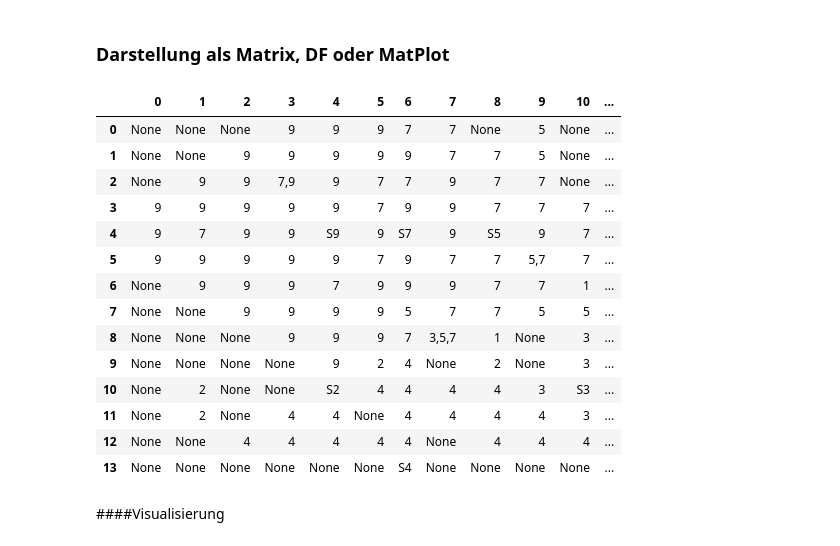
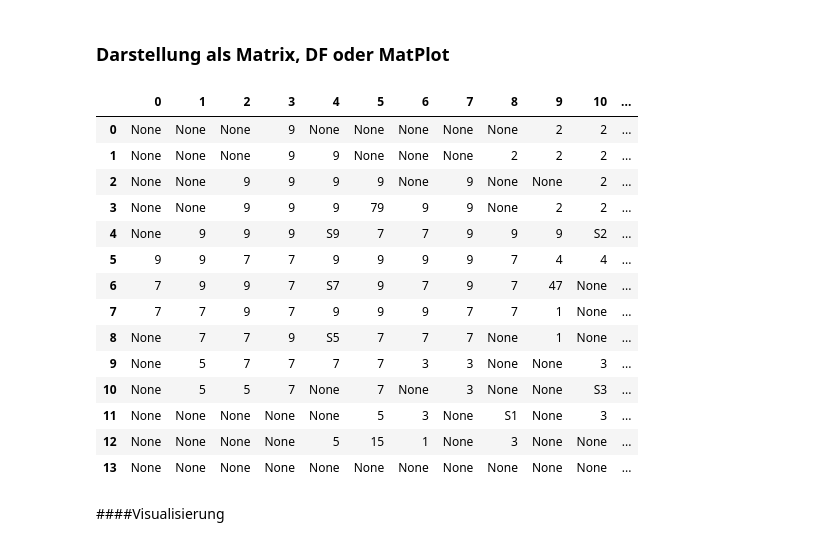
Before and after one commit to DenizY98/pydemo, a Jupyter notebook: Fallstudie1_3.ipynb, the cells around one changed output. Drawn from its saved outputs; the diff is of its cells as text; code cells hidden in the pictures.

```diff
--- a/Fallstudie1_3.ipynb
+++ b/Fallstudie1_3.ipynb
@@ -55,4 +58,4 @@ for s in S:
 y = {}
 for s in S:
     for q in Q:
-        y[q, s] = solver.NumVar(0, 1, f'y[{q},{s}]')
+        y[q, s] = solver.BoolVar(f'y[{q},{s}]')
@@ -81,7 +89,6 @@ $ T $: Maximale Lieferzeit $10 Minuten$.
 
 $ A $: Maximale Anzahl von Quadranten, die ein Fahrradkurier bedienen kann $5 Quadranten$.
 # %%
-D = {q: nachfrage_df.iat[q[0],q[1]] for q in Q} # Nachfrage im Quadranten q als Bestellungen pro Tag
 L = {s: Lagerumschlagleistung[s] for s in S}  # Lagerumschlagleistung des Standorts s als Bestellungen pro Tag
 C = {s: Errichtungskosten[s] for s in S}  # Kosten für die Einrichtung eines Dark Stores am Standort s
 B = 1000000  # Gesamtbudget für die Einrichtung von Dark Stores
@@ -94 +137,5 @@ A = round((TV/2)/0.25*G/60, None) # max Reichweite in Quadranten für eine Richt
+# %%
+# Lagerumschlagleistungsrestriktionen
+for s in S:
+    solver.Add(solver.Sum([z[q, s] for q in Q]) <= x[s] * L[s])
 # %% [markdown]
@@ -141,14 +163,2 @@ solver.Maximize(solver.Sum([y[q, s] * D[q] for q in Q for s in S]))
 # Lösen des Modells
 status = solver.Solve()
-# %%
-# Ausgabe der Lösung
-if status == pywraplp.Solver.OPTIMAL:
-    print('Lösung gefunden:')
-    for s in S:
-        if x[s].solution_value() == 1:
-            print(f'Standort {s} wird eingerichtet.')
-            for q in Q:
-                if y[q, s].solution_value() == 1:
-                    print(f'Quadrant {q} wird von Standort {s} bedient.')
-else:
-    print('Keine optimale Lösung gefunden.')
@@ -174,53 +212,47 @@ Quadrant (9, 4) wird von Standort 9 bedient.
 ### Darstellung als Matrix, DF oder MatPlot
 # %%
 import numpy as np
+import pandas as pd
+
 # Erstellen Sie eine leere Matrix der gleichen Größe wie Ihr Quadrantengitter
 ergebnis_matrix = np.empty((14, 14), dtype=object)  # Größe angepasst, um Store i_Koordinate von 13 zu berücksichtigen
 
 # Füllen Sie die Matrix mit den Ergebnissen Ihres Modells
 for s in S:
-    if x[s].solution_value() == 1:
-        # Wenn ein Darkstore an diesem Standort errichtet wurde, markieren Sie die Zelle mit "DS"
+    if x[s].solution_value() > 0:  # Wenn ein Darkstore an diesem Standort errichtet wurde
         for q in Q:
-            # Überprüfen Sie, ob der Quadrant von diesem Standort bedient wird
+            if y[q, s].solution_value() == 1:  # Wenn der Standort s den Quadranten q beliefert
+                if z[q, s].solution_value() == D[q]:  ergebnis_matrix[q[0], q[1]] = str(s) # Wenn die gelieferte Menge gleich der Nachfrage ist
+                else:
+                  if ergebnis_matrix[q[0], q[1]] is not None: ergebnis_matrix[q[0], q[1]] += '' + str(s)
 
-            if y[q, s].solution_value() == 1:
-                # Wenn ja, fügen Sie die Nummer des beliefernden Darkstores hinzu
-                ergebnis_matrix[q[0], q[1]] = str(s)
-            elif y[q, s].solution_value() > 0:
-                # Wenn der Quadrant bereits von einem anderen Darkstore beliefert wird
-                if ergebnis_matrix[q[0], q[1]] is not None:
-                    ergebnis_matrix[q[0], q[1]] += ',' + str(s)
-                else:
-                    ergebnis_matrix[q[0], q[1]] = str(s)
 
 
 # Nachdem alle Quadranten bedient wurden, gehen Sie erneut über alle Standorte in S
 for s in S:
-    if x[s].solution_value() == 1:
-        # Wenn ein Darkstore an diesem Standort errichtet wurde, markieren Sie die Zelle mit "DS"
+    if x[s].solution_value() == 1:  # Wenn ein Darkstore an diesem Standort errichtet wurde
         i, j = Koordinaten[s]['i_Koordinate'], Koordinaten[s]['j_Koordinate']
         if 0 <= i < 14 and 0 <= j < 14:  # Stellen Sie sicher, dass die Koordinaten innerhalb der Matrix liegen
             ergebnis_matrix[i, j] = "S" + str(s)
 
-# Ausgabe der Ergebnismatrix
-ergebnis_df = pd.DataFrame(ergebnis_matrix)
+# Konvertieren Sie die Matrix in einen DataFrame für eine schönere Darstellung
+ergebnis_df = pd.DataFrame(ergebnis_matrix).transpose()
 ergebnis_df
 # %% [output]
 |  | 0 | 1 | 2 | 3 | 4 | 5 | 6 | 7 | 8 | 9 | 10 | ... |
-| 0 | None | None | None | 9 | 9 | 9 | 7 | 7 | None | 5 | None | ... |
-| 1 | None | None | 9 | 9 | 9 | 9 | 9 | 7 | 7 | 5 | None | ... |
-| 2 | None | 9 | 9 | 7,9 | 9 | 7 | 7 | 9 | 7 | 7 | None | ... |
-| 3 | 9 | 9 | 9 | 9 | 9 | 7 | 9 | 9 | 7 | 7 | 7 | ... |
-| 4 | 9 | 7 | 9 | 9 | S9 | 9 | S7 | 9 | S5 | 9 | 7 | ... |
-| 5 | 9 | 9 | 9 | 9 | 9 | 7 | 9 | 7 | 7 | 5,7 | 7 | ... |
-| 6 | None | 9 | 9 | 9 | 7 | 9 | 9 | 9 | 7 | 7 | 1 | ... |
-| 7 | None | None | 9 | 9 | 9 | 9 | 5 | 7 | 7 | 5 | 5 | ... |
-| 8 | None | None | None | 9 | 9 | 9 | 7 | 3,5,7 | 1 | None | 3 | ... |
-| 9 | None | None | None | None | 9 | 2 | 4 | None | 2 | None | 3 | ... |
-| 10 | None | 2 | None | None | S2 | 4 | 4 | 4 | 4 | 3 | S3 | ... |
-| 11 | None | 2 | None | 4 | 4 | None | 4 | 4 | 4 | 4 | 3 | ... |
-| 12 | None | None | 4 | 4 | 4 | 4 | 4 | None | 4 | 4 | 4 | ... |
-| 13 | None | None | None | None | None | None | S4 | None | None | None | None | ... |
+| 0 | None | None | None | 9 | None | None | None | None | None | 2 | 2 | ... |
+| 1 | None | None | None | 9 | 9 | None | None | None | 2 | 2 | 2 | ... |
+| 2 | None | None | 9 | 9 | 9 | 9 | None | 9 | None | None | 2 | ... |
+| 3 | None | None | 9 | 9 | 9 | 79 | 9 | 9 | None | 2 | 2 | ... |
+| 4 | None | 9 | 9 | 9 | S9 | 7 | 7 | 9 | 9 | 9 | S2 | ... |
+| 5 | 9 | 9 | 7 | 7 | 9 | 9 | 9 | 9 | 7 | 4 | 4 | ... |
+| 6 | 7 | 9 | 9 | 7 | S7 | 9 | 7 | 9 | 7 | 47 | None | ... |
+| 7 | 7 | 7 | 9 | 7 | 9 | 9 | 9 | 7 | 7 | 1 | None | ... |
+| 8 | None | 7 | 7 | 9 | S5 | 7 | 7 | 7 | None | 1 | None | ... |
+| 9 | None | 5 | 7 | 7 | 7 | 7 | 3 | 3 | None | None | 3 | ... |
+| 10 | None | 5 | 5 | 7 | None | 7 | None | 3 | None | None | S3 | ... |
+| 11 | None | None | None | None | None | 5 | 3 | None | S1 | None | 3 | ... |
+| 12 | None | None | None | None | 5 | 15 | 1 | None | 3 | None | None | ... |
+| 13 | None | None | None | None | None | None | None | None | None | None | None | ... |
 # %% [markdown]
 ####Visualisierung
```
Also changed, not shown: parts of 21 cells of this notebook.
